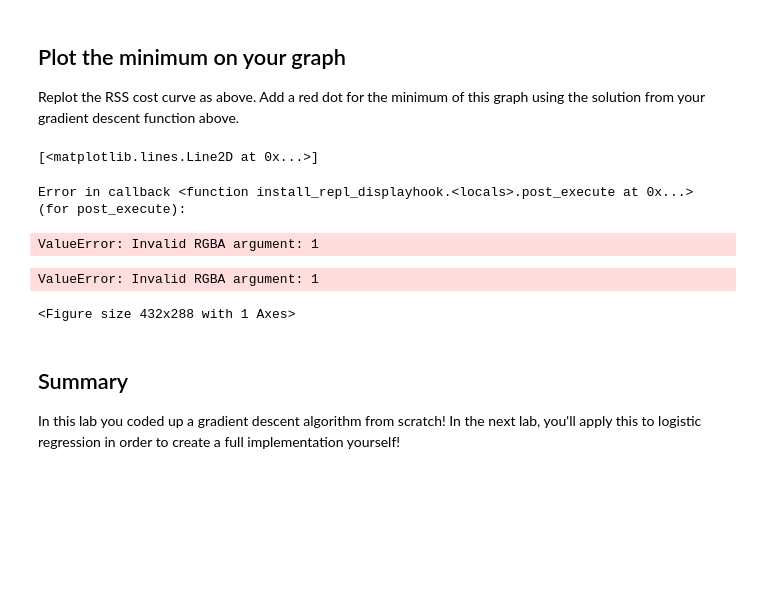
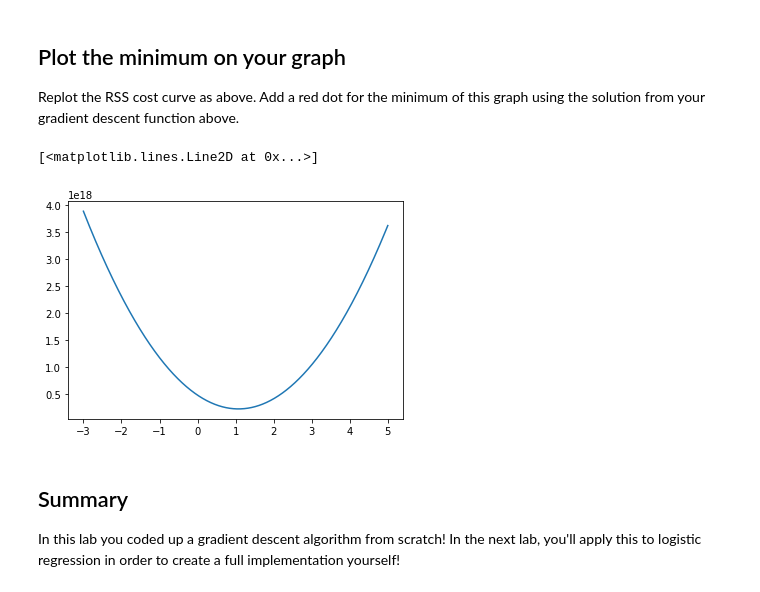
Before and after one commit to Patrickbfuller/dsc-3-30-05-gradient-descent-lab-seattle-ds-career-040119, a Jupyter notebook: index.ipynb, the cells around one changed output. Saved outputs shown, nothing was run; the diff lists cells and outputs as text; code cells hidden in the pictures; blank space fills up the shorter version.

```diff
--- a/index.ipynb
+++ b/index.ipynb
@@ -139,15 +139,13 @@ Replot the RSS cost curve as above. Add a red dot for the minimum of this graph
 # %%
 #Your code here
 plt.figure()
 x = np.linspace(-3,5,1000)
 y = [rss(xi) for xi in x]
-plt.plot(x,y, col=1)
+plt.plot(x,y)
+plt.
 # %% [output]
 [<matplotlib.lines.Line2D at 0x...>]
-Error in callback <function install_repl_displayhook.<locals>.post_execute at 0x...> (for post_execute):
-ValueError: Invalid RGBA argument: 1
-ValueError: Invalid RGBA argument: 1
-<Figure size 432x288 with 1 Axes>
+[figure, added]
 # %% [markdown]
 ## Summary
 
```
